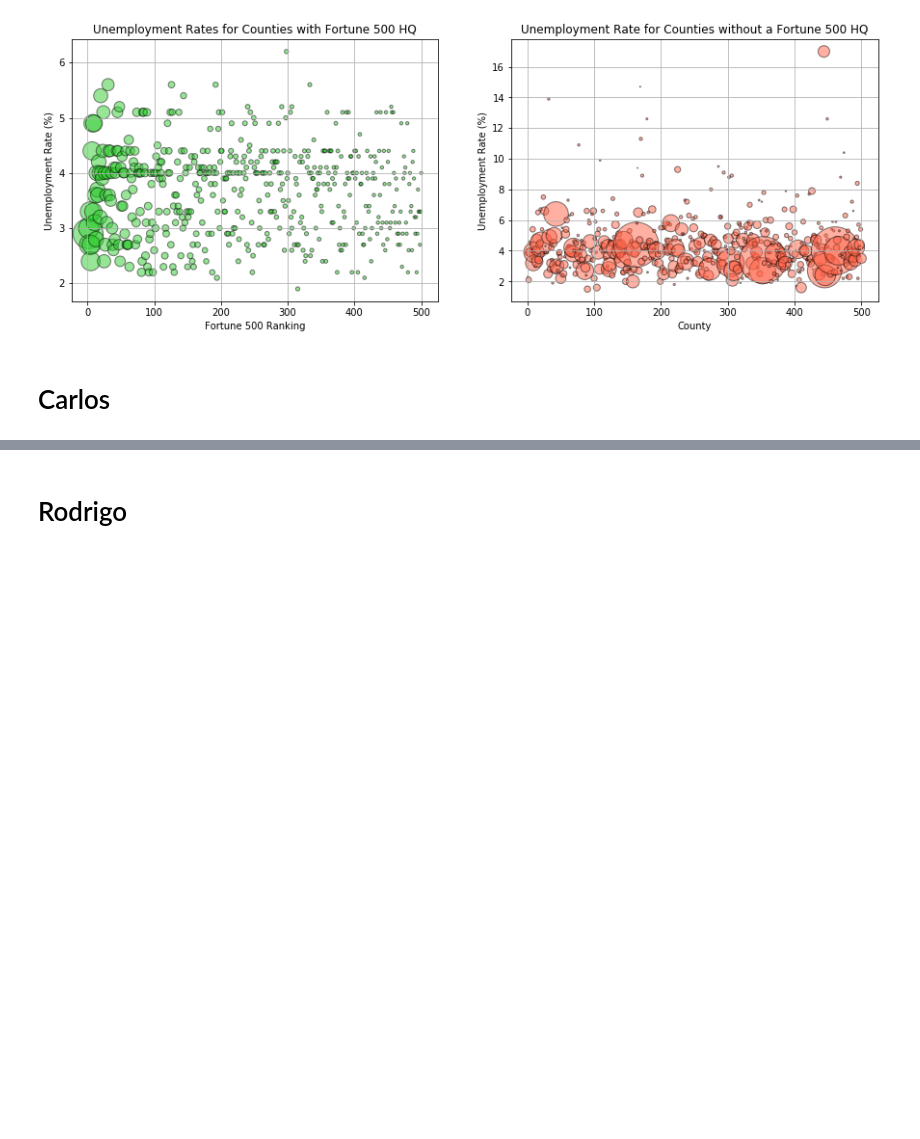
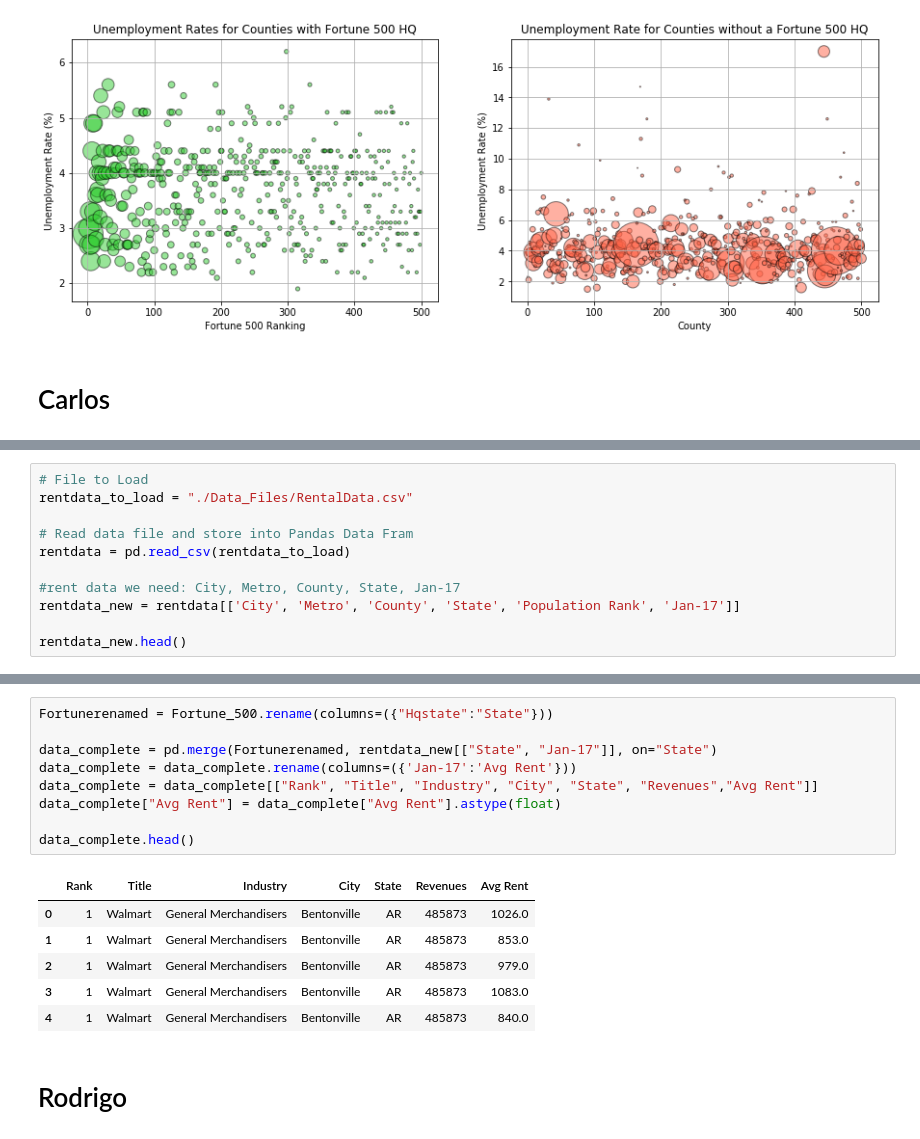
Before and after one commit to Gissel7181/Project-One, a Jupyter notebook: Master_File.ipynb, the cells around one changed output, grey strips where cells are left out. Saved outputs shown, nothing was run; the diff lists cells and outputs as text; blank space fills up the shorter version.

Commit message:
Added rent section

```diff
--- a/Master_File.ipynb
+++ b/Master_File.ipynb
@@ -460,0 +461,11 @@ plt.show()
+# %%
+# File to Load
+rentdata_to_load = "./Data_Files/RentalData.csv"
+
+# Read data file and store into Pandas Data Fram
+rentdata = pd.read_csv(rentdata_to_load)
+
+#rent data we need: City, Metro, County, State, Jan-17
+rentdata_new = rentdata[['City', 'Metro', 'County', 'State', 'Population Rank', 'Jan-17']]
+
+rentdata_new.head()
@@ -461,2 +479,18 @@ plt.show()
+# %%
+Fortunerenamed = Fortune_500.rename(columns=({"Hqstate":"State"}))
+
+data_complete = pd.merge(Fortunerenamed, rentdata_new[["State", "Jan-17"]], on="State")
+data_complete = data_complete.rename(columns=({'Jan-17':'Avg Rent'}))
+data_complete = data_complete[["Rank", "Title", "Industry", "City", "State", "Revenues","Avg Rent"]]
+data_complete["Avg Rent"] = data_complete["Avg Rent"].astype(float)
+
+data_complete.head()
+# %% [output]
+|  | Rank | Title | Industry | City | State | Revenues | Avg Rent |
+| 0 | 1 | Walmart | General Merchandisers | Bentonville | AR | 485873 | 1026.0 |
+| 1 | 1 | Walmart | General Merchandisers | Bentonville | AR | 485873 | 853.0 |
+| 2 | 1 | Walmart | General Merchandisers | Bentonville | AR | 485873 | 979.0 |
+| 3 | 1 | Walmart | General Merchandisers | Bentonville | AR | 485873 | 1083.0 |
+| 4 | 1 | Walmart | General Merchandisers | Bentonville | AR | 485873 | 840.0 |
 # %% [markdown]
 # Rodrigo
```
Also changed, not shown: parts of 2 cells of this notebook.
